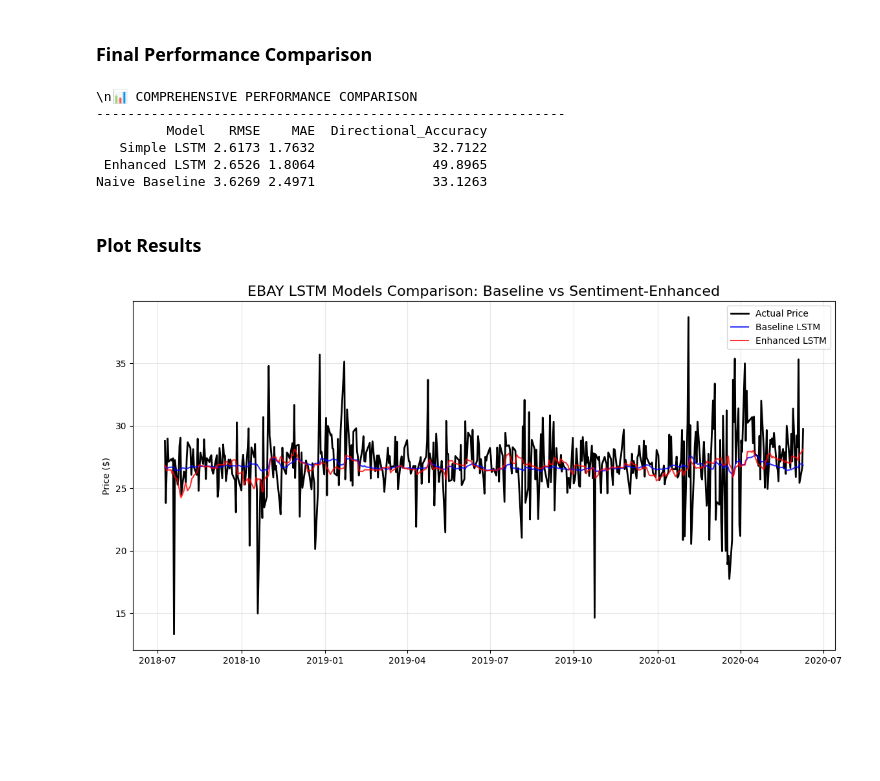
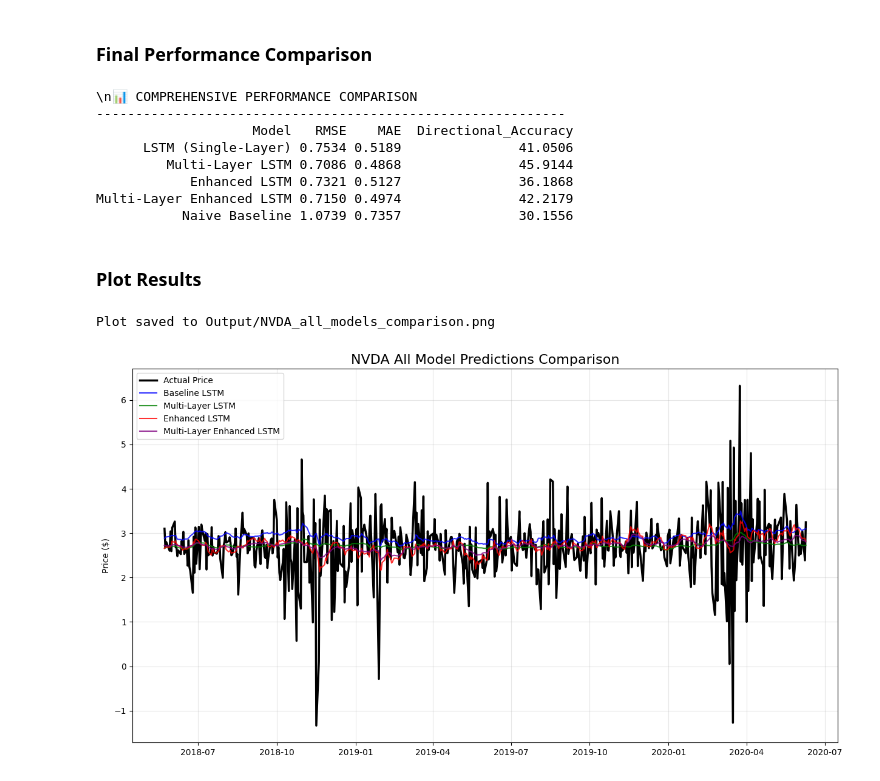
Before and after one commit to SandyCompetent/stock_market_analysis, a Jupyter notebook: main_analysis.ipynb, the cells around one changed output. Cells and saved outputs as stored; diff of their text form; code cells hidden in the pictures; blank space fills up the shorter version.

Commit message:
feat: update configuration and model functions for improved LSTM analysis and output management

```diff
--- a/main_analysis.ipynb
+++ b/main_analysis.ipynb
@@ -124,7 +195,7 @@ X_train_enh, X_test_enh, y_train_enh, y_test_enh, scaler_enh = mdl.prepare_data_
     enhanced_full_data, cfg.ENHANCED_FEATURES, cfg.ENHANCED_TARGET, cfg.SEQUENCE_LENGTH, cfg.TEST_SIZE
 )
 
-enhanced_model = mdl.build_lstm_model((X_train_enh.shape[1], X_train_enh.shape[2]))
+enhanced_model = mdl.build_single_layer_lstm((X_train_enh.shape[1], X_train_enh.shape[2]))
 enhanced_model.summary()
 
 enhanced_history = enhanced_model.fit(
@@ -171,10 +239,10 @@ Epoch 10/10
 # %% [markdown]
 #### Evaluate Sentiment-Enhanced Model
 # %%
-enhanced_predictions = enhanced_model.predict(X_test_enh)
+enh_preds = enhanced_model.predict(X_test_enh)
 y_test_enh_scaled = close_scaler.inverse_transform(y_test_enh.reshape(-1, 1))
-enh_preds_scaled = close_scaler.inverse_transform(enhanced_predictions)
+enh_preds_scaled = close_scaler.inverse_transform(enh_preds)
 enhanced_metrics = ut.calculate_metrics(y_test_enh_scaled, enh_preds_scaled, 'Enhanced LSTM')
 test_dates_enh = enhanced_full_data.index[-len(y_test_enh_scaled):]
-ut.plot_enhanced_results(enhanced_history, y_test_enh_scaled, enh_preds_scaled, test_dates_enh, cfg.STOCK_SYMBOL)
+ut.plot_model_results(enhanced_history, y_test_enh_scaled, enh_preds_scaled, test_dates_enh, cfg.STOCK_SYMBOL, 'Enhanced LSTM')
 # %% [output]
@@ -182,0 +254,7 @@ ut.plot_enhanced_results(enhanced_history, y_test_enh_scaled, enh_preds_scaled,
+# %%
+print("\\n--- Running Multi-Layer Enhanced Model ---")
+multi_enhanced_model = mdl.build_multi_layer_lstm((X_train_enh.shape[1], X_train_enh.shape[2]))
+multi_enhanced_history = multi_enhanced_model.fit(
+    X_train_enh, y_train_enh, epochs=cfg.EPOCHS, batch_size=cfg.BATCH_SIZE,
+    validation_split=0.2, callbacks=[reduce_lr], verbose=1
+)
@@ -182,0 +279,5 @@ ut.plot_enhanced_results(enhanced_history, y_test_enh_scaled, enh_preds_scaled,
+# %%
+multi_enh_preds = multi_enhanced_model.predict(X_test_enh)
+multi_enh_preds_scaled = close_scaler.inverse_transform(multi_enh_preds)
+multi_enhanced_metrics = ut.calculate_metrics(y_test_enh_scaled, multi_enh_preds_scaled, 'Multi-Layer Enhanced LSTM')
+ut.plot_model_results(multi_enhanced_history, y_test_enh_scaled, multi_enh_preds_scaled, test_dates_enh, cfg.STOCK_SYMBOL, 'Multi-Layer Enhanced LSTM')
@@ -183,29 +288,42 @@ ut.plot_enhanced_results(enhanced_history, y_test_enh_scaled, enh_preds_scaled,
 # %% [markdown]
 ### Final Performance Comparison
 # %%
-naive_preds = np.roll(y_test_base_scaled, 1)
-naive_preds[0] = y_test_base_scaled[0]
-naive_metrics = ut.calculate_metrics(y_test_base_scaled, naive_preds, 'Naive Baseline')
-all_metrics_df = pd.DataFrame([baseline_metrics, enhanced_metrics, naive_metrics]).round(4)
+naive_preds = np.roll(y_test_tech_scaled, 1)
+naive_preds[0] = y_test_tech_scaled[0]
+naive_metrics = ut.calculate_metrics(y_test_tech_scaled, naive_preds, 'Naive Baseline')
+
+# Performance DataFrame
+all_metrics_df = pd.DataFrame([
+    baseline_metrics,
+    multi_layer_metrics,
+    enhanced_metrics,
+    multi_enhanced_metrics,
+    naive_metrics
+]).round(4)
+
 print("\\n📊 COMPREHENSIVE PERFORMANCE COMPARISON")
 print("-" * 60)
 print(all_metrics_df.to_string(index=False))
 # %% [output]
 \n📊 COMPREHENSIVE PERFORMANCE COMPARISON
 ------------------------------------------------------------
-         Model   RMSE    MAE  Directional_Accuracy
-   Simple LSTM 2.6173 1.7632               32.7122
- Enhanced LSTM 2.6526 1.8064               49.8965
-Naive Baseline 3.6269 2.4971               33.1263
+                    Model   RMSE    MAE  Directional_Accuracy
+      LSTM (Single-Layer) 0.7534 0.5189               41.0506
+         Multi-Layer LSTM 0.7086 0.4868               45.9144
+            Enhanced LSTM 0.7321 0.5127               36.1868
+Multi-Layer Enhanced LSTM 0.7150 0.4974               42.2179
+           Naive Baseline 1.0739 0.7357               30.1556
 # %% [markdown]
 ### Plot Results
 # %%
-# Plot Comparison
-ut.plot_comparison_results(
-    y_test_base_scaled, base_preds_scaled,
-    y_test_enh_scaled, enh_preds_scaled,
-    test_dates_base, test_dates_enh,
-    cfg.STOCK_SYMBOL
-)
+plot_data = {
+    'Actual': {'dates': test_dates_tech, 'values': y_test_tech_scaled},
+    'Baseline LSTM': {'dates': test_dates_tech, 'values': base_preds_scaled},
+    'Multi-Layer LSTM': {'dates': test_dates_tech, 'values': multi_preds_scaled},
+    'Enhanced LSTM': {'dates': test_dates_enh, 'values': enh_preds_scaled},
+    'Multi-Layer Enhanced LSTM': {'dates': test_dates_enh, 'values': multi_enh_preds_scaled}
+}
+ut.plot_final_comparison(plot_data, cfg.STOCK_SYMBOL)
 # %% [output]
+Plot saved to Output/NVDA_all_models_comparison.png
-[figure, old version]
+[figure, new version]
```
Also changed, not shown: parts of 20 cells of this notebook, 4 other files.
